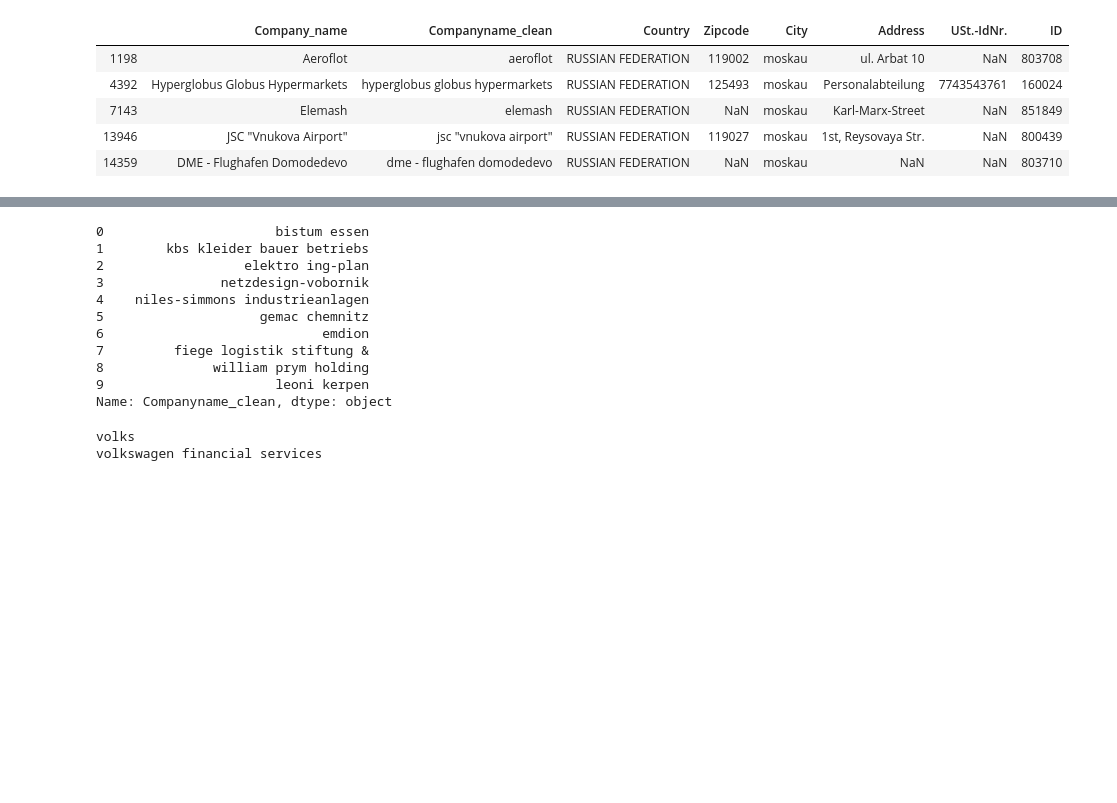
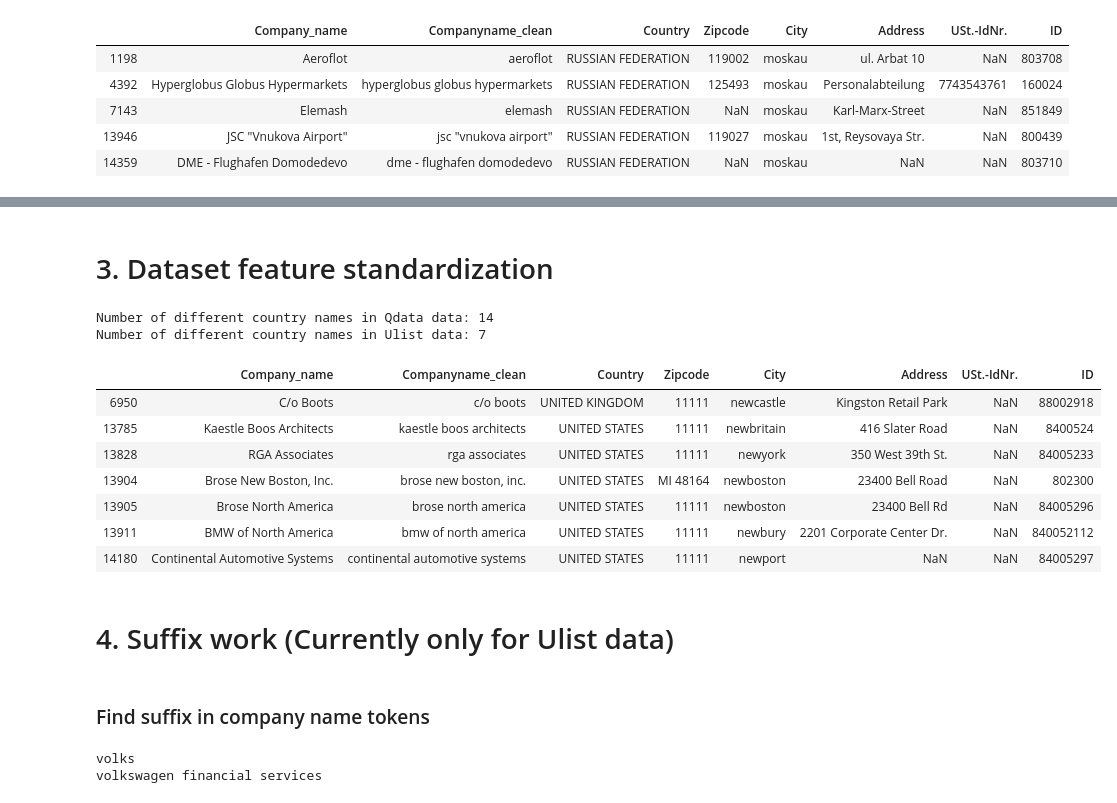
Before and after one commit to Can-Berk/Data_Analysis, a Jupyter notebook: MappingNames/ulist_companies.ipynb, the cells around one changed output, grey strips where cells are left out. Saved outputs shown, nothing was run; the diff lists cells and outputs as text; code cells hidden in the pictures; blank space fills up the shorter version.

```diff
--- a/MappingNames/ulist_companies.ipynb
+++ b/MappingNames/ulist_companies.ipynb
@@ -151,2 +224,4 @@ Country names of remaining 12 rows are already in English!
 # %%
+ulist = columns_preprocess(ulist)
 ulist['Country'] = ulist['Country'].map(country_dict).fillna(ulist['Country'])   # De-Eng country name mapper
+ulist_cases = ulist[(ulist['Country']=='NAN') & (ulist['City']!='nan')]    # all the entries with missing country names
@@ -387,0 +380,13 @@ ulist_original = ulist.copy()
+# %% [markdown]
+# 3. Dataset feature standardization
+# %%
+bdata_countries = list(bdata["Country"].unique())             # Ground truth country names from bdata
+
+qdatadiff_countries = list(set(qdata["Country"].unique()) - set(bdata["Country"].unique()))
+ulistdiff_countries = list(set(ulist["Country"].unique()) - set(bdata["Country"].unique()))
+del ulistdiff_countries[0]   # nan
+print('Number of different country names in Qdata data:', len(qdatadiff_countries))
+print('Number of different country names in Ulist data:', len(ulistdiff_countries))
+# %% [output]
+Number of different country names in Qdata data: 14
+Number of different country names in Ulist data: 7
@@ -388 +420,14 @@ ulist_original = ulist.copy()
+# %%
+ulist[ulist.City.astype(str).str.startswith('new')]
+# %% [output]
+|  | Company_name | Companyname_clean | Country | Zipcode | City | Address | USt.-IdNr. | ID |
+| 6950 | C/o Boots | c/o boots | UNITED KINGDOM | 11111 | newcastle | Kingston Retail Park | NaN | 88002918 |
+| 13785 | Kaestle Boos Architects | kaestle boos architects | UNITED STATES | 11111 | newbritain | 416 Slater Road | NaN | 8400524 |
+| 13828 | RGA Associates | rga associates | UNITED STATES | 11111 | newyork | 350 West 39th St. | NaN | 84005233 |
+| 13904 | Brose New Boston, Inc. | brose new boston, inc. | UNITED STATES | MI 48164 | newboston | 23400 Bell Road | NaN | 802300 |
+| 13905 | Brose North America | brose north america | UNITED STATES | 11111 | newboston | 23400 Bell Rd | NaN | 84005296 |
+| 13911 | BMW of North America | bmw of north america | UNITED STATES | 11111 | newbury | 2201 Corporate Center Dr. | NaN | 840052112 |
+| 14180 | Continental Automotive Systems | continental automotive systems | UNITED STATES | 11111 | newport | NaN | NaN | 84005297 |
+# %% [markdown]
+# 4. Suffix work (Currently only for Ulist data)
 # %%
@@ -427,32 +472,5 @@ suffix_list = ['gmbh', 'gmbh&co.', 'ggmbh', 'gmbh+co.', 'kg-gmbh', 'gmbh&co', 'l
       'fie', 'ij', 'fop', 'xt']
 
 # Source of company suffices https://github.com/psolin/cleanco/blob/master/cleanco/termdata.py
-# %%
-def suffix_remover(companyname):    # Running multiple times (2 is good) removes suffix effectively
-    for i in suffix_list:
-        #if i in re.split(' |-', companyname):   # doesn't work properly
-        if i == companyname.split()[0]:    # tokenization
-            return ' '.join(companyname.split()[companyname.split().index(i)+1:])    # If first index is prefix then take rest of the string
-        elif i in companyname.split():
-            return ' '.join(companyname.split()[:companyname.split().index(i)])    # suffix and rest are removed
-            #return companyname.split()[:companyname.split().index(i)]
-
-        elif i in companyname.split('-'):
-            return ' '.join(companyname.split('-')[:companyname.split('-').index(i)])
-            #return [x.replace(' ', '') for x in companyname.split('-')[:companyname.split('-').index(i)]]
-    return companyname
-
-ulist['Companyname_clean'] = ulist['Companyname_clean'].apply(suffix_remover)
-ulist['Companyname_clean'].head(10)
-# %% [output]
-0                      bistum essen
-1        kbs kleider bauer betriebs
-2                  elektro ing-plan
-3               netzdesign-vobornik
-4    niles-simmons industrieanlagen
-5                    gemac chemnitz
-6                            emdion
-7         fiege logistik stiftung &
-8              william prym holding
-9                      leoni kerpen
-Name: Companyname_clean, dtype: object
+# %% [markdown]
+### Find suffix in company name tokens
```
Also changed, not shown: parts of 137 cells of this notebook.
